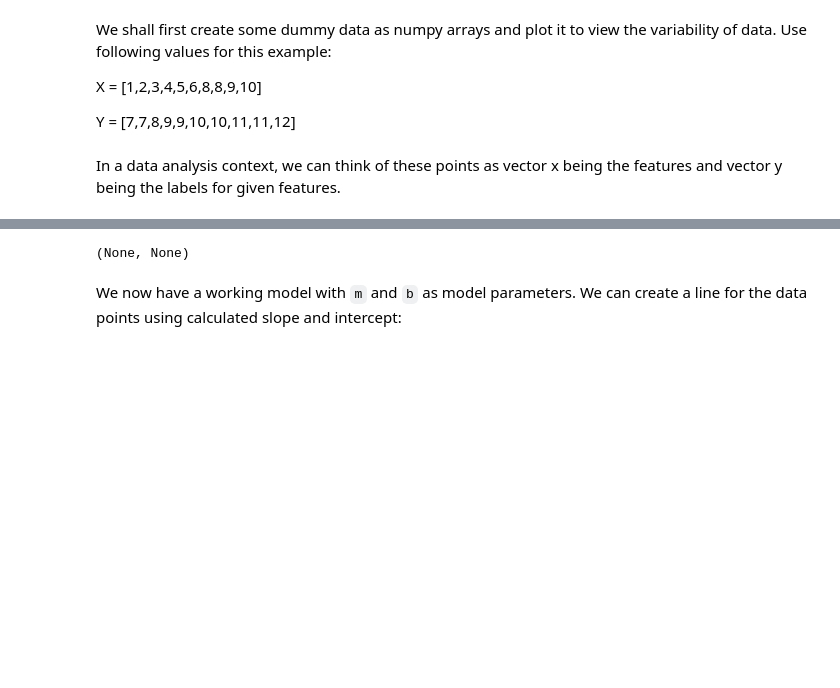
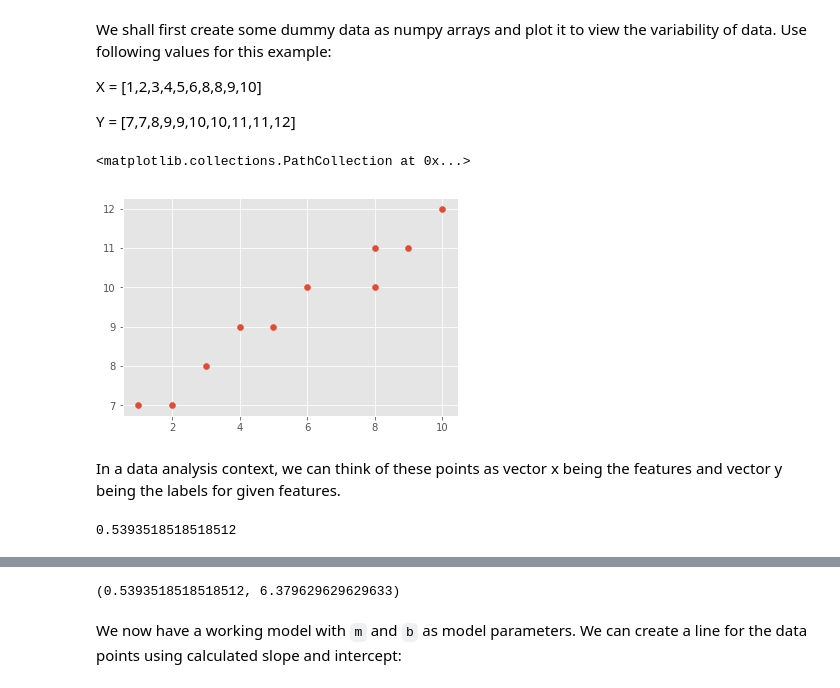
Before and after one commit to slieb74/ds-regression-best_fit_line-nyc-career-ds-062518, a Jupyter notebook: index.ipynb, the cells around one changed output, grey strips where cells are left out. Drawn from its saved outputs; the diff is of its cells as text; code cells hidden in the pictures; blank space fills up the shorter version.

```diff
--- a/index.ipynb
+++ b/index.ipynb
@@ -32,20 +32,27 @@ X = [1,2,3,4,5,6,8,8,9,10]
 Y = [7,7,8,9,9,10,10,11,11,12]
 # %%
 # Initialize vectors X and Y with given values and create a scatter plot
-X = None
-Y = None
+X = np.array([1,2,3,4,5,6,8,8,9,10])
+Y = np.array([7,7,8,9,9,10,10,11,11,12])
+
+plt.scatter(X,Y)
+# %% [output]
+<matplotlib.collections.PathCollection at 0x...>
+[figure, added]
 # %% [markdown]
 In a data analysis context, we can think of these points as vector x being the features and vector y being the labels for given features.
 # %%
 def calc_slope(xs,ys):
 
     # Use the slope formula above and calculate the slope
-    m = None
+    m = (np.mean(xs)*np.mean(ys) - np.mean(xs*ys))/ ((np.mean(xs))**2  - np.mean(xs**2))
     return m
 
 calc_slope(X,Y)
 
 # 0.5393518518518512
+# %% [output]
+0.5393518518518512
 # %% [markdown]
 As a reminder, the calculation for the best-fit line's y-intercept is:
 
@@ -54,8 +61,8 @@ As a reminder, the calculation for the best-fit line's y-intercept is:
 def best_fit(xs,ys):
 
     # use the slope function with intercept formula to return calculate slop and intercept from data points
-    m = None
-    b = None
+    m = calc_slope(xs,ys)
+    b = np.mean(ys) - m*np.mean(xs)
 
     return m, b
 
@@ -63,7 +70,7 @@ m, b = best_fit(X,Y)
 m,b
 # (0.5393518518518512, 6.379629629629633)
 # %% [output]
-(None, None)
+(0.5393518518518512, 6.379629629629633)
 # %% [markdown]
 We now have a working model with `m` and `b` as model parameters. We can create a line for the data points using calculated slope and intercept:
 # %% [markdown]
```
Also changed, not shown: parts of 6 cells of this notebook.
